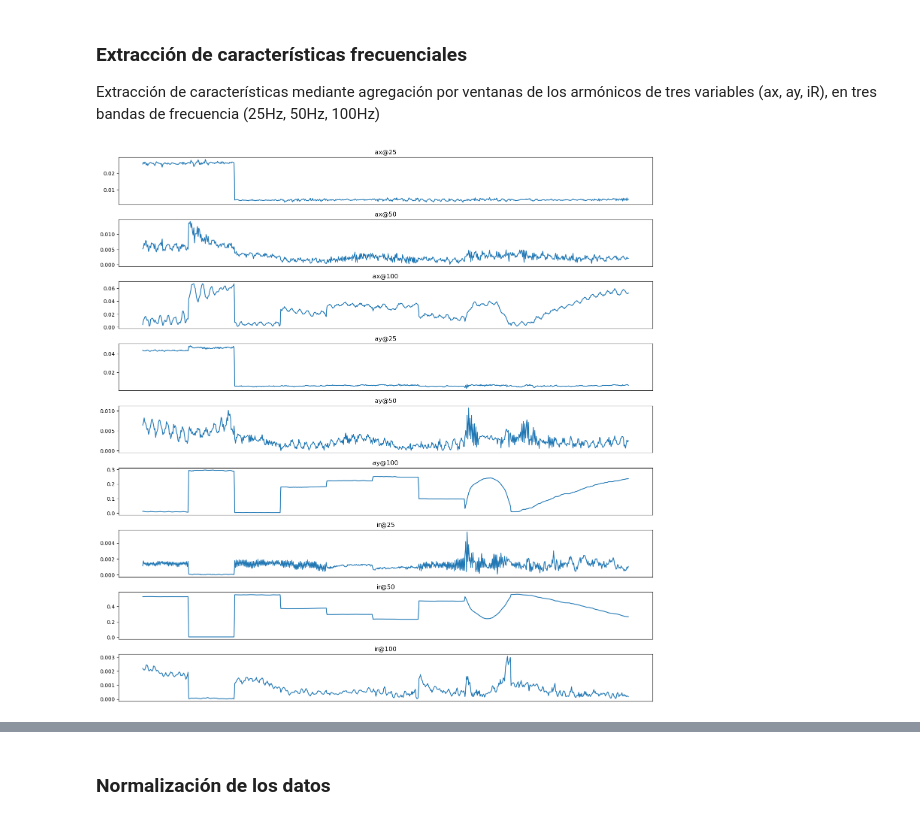
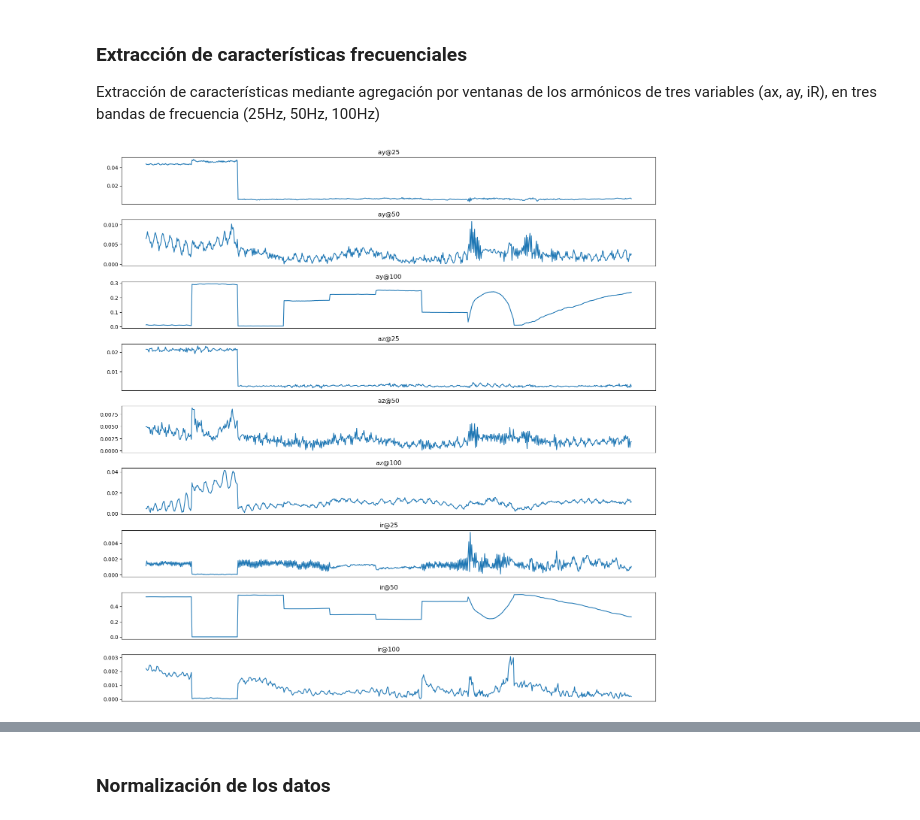
Before and after one commit to idiazblanco/ejemplos-curso-ML, a Jupyter notebook: introducción ML/dataicann excar + pca + tsne.ipynb, the cells around one changed output, grey strips where cells are left out. Cells and saved outputs as stored; diff of their text form; code cells hidden in the pictures.

```diff
--- a/introducción ML/dataicann excar + pca + tsne.ipynb
+++ b/introducción ML/dataicann excar + pca + tsne.ipynb
@@ -47,43 +47,48 @@ N = 1000     # tamaño de la ventana (esto lo elegimos nosotros)
 S = 300      # definimos el "salto" entre ventana y ventana
 
 # frecuencias
 f = arange(0,fm,fm/N)
 
+# Variables y condiciones de análisis
+variables   = [1,2,3]
+ensayos     = [0,1,2,3,4,5,6,7,8]
+frecuencias = [25,50,100]
+
 E = []
 F = []
-for i in range(9):
+for i in ensayos:
     ensayo = datos['z'][0][i]
     Q = ensayo.shape[0]
     for k in range(0,Q-N,S):
         registro = []
-        for variable in [0,1,3]:
+        for variable in variables:
             v = ensayo[k:k+N,variable]
             V = abs(fft(v))
-            for frecuencia in [25,50,100]:
+            for frecuencia in frecuencias:
                 idx = where((f>frecuencia-5)&(f<frecuencia+5))
                 registro.append(sqrt(sum(2*V[idx]**2))/N)
         F.append(registro)
         E.append(i)
 
 # componemos F como numpy array
 F = array(F)
 E = array(E)
 # recorremos (variable, frecuencia) de la misma forma para generar las características
 etiq_car = []
-for variable in [0,1,3]:
-    for frecuencia in [25,50,100]:
+for variable in variables:
+    for frecuencia in frecuencias:
         etiq_car.append(etiq[variable]+'@'+'%.0f'%frecuencia)
 
 # dibujamos las 9 características (3 vars x 3 frecs)
 figure(figsize=(15,15))
-for k in range(9):
-    subplot(9,1,k+1)
-    plot(F[:,k])
-    title(etiq_car[k])
+for i in ensayos:
+    subplot(9,1,i+1)
+    plot(F[:,i])
+    title(etiq_car[i])
     xticks([])
 tight_layout()
 # %% [output]
-[figure, old version]
+[figure, new version]
 # %%
 # seleccionamos las 5 características que nos interesan
 idx_vars = [0,2,3,5,7]
```
Also changed, not shown: parts of 4 cells of this notebook, 1 other file.
